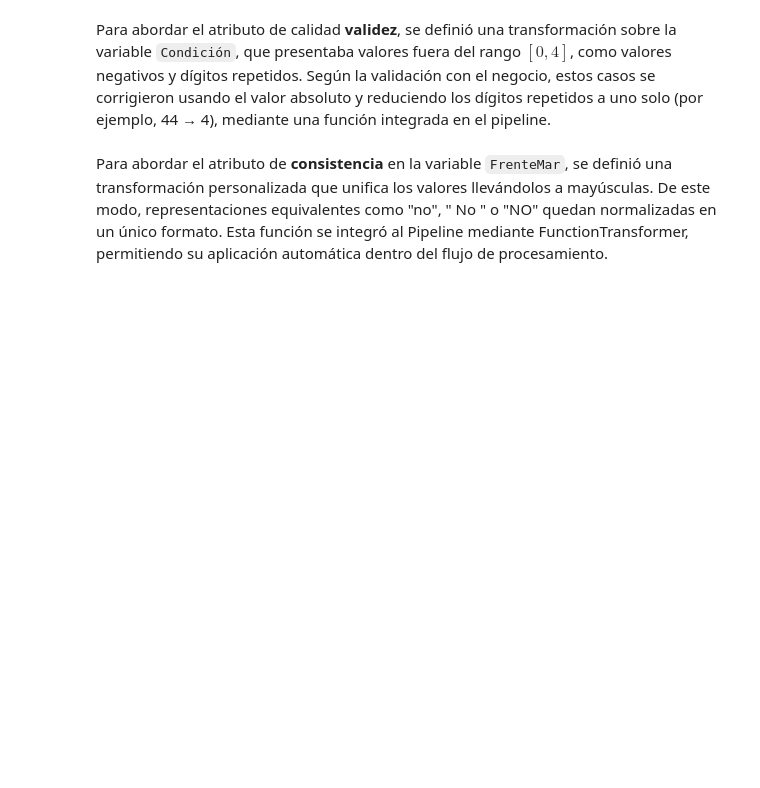
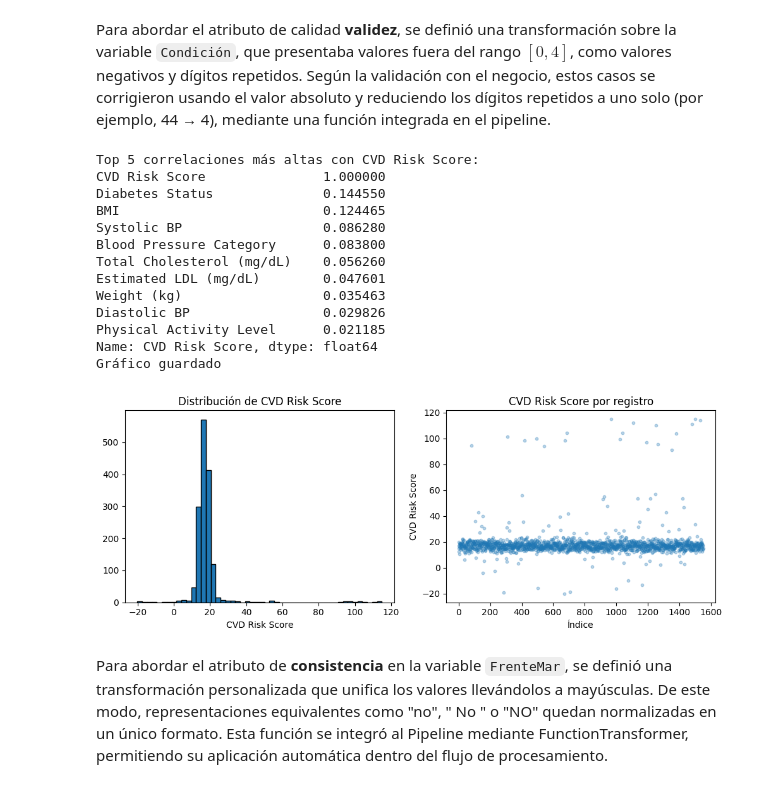
Before and after one commit to SantiagoKiki/LAB1xJuan, a Jupyter notebook: Laboratorios/L1 Regresion Lineal/Laboratorio_1_final.ipynb, the cells around one changed output. Cells and saved outputs as stored; diff of their text form; code cells hidden in the pictures; blank space fills up the shorter version.

```diff
--- a/Laboratorios/L1 Regresion Lineal/Laboratorio_1_final.ipynb
+++ b/Laboratorios/L1 Regresion Lineal/Laboratorio_1_final.ipynb
@@ -1534,6 +1952,40 @@ Para las variables categóricas se aplicará una transformación `One-Hot Encodi
 # %% [markdown]
 
 Para abordar el atributo de calidad **validez**, se definió una transformación sobre la variable `Condición`, que presentaba valores fuera del rango $[0,4]$, como valores negativos y dígitos repetidos. Según la validación con el negocio, estos casos se corrigieron usando el valor absoluto y reduciendo los dígitos repetidos a uno solo (por ejemplo, 44 → 4), mediante una función integrada en el pipeline.
+# %%
+# Ver si hay alguna correlación real
+print("\nTop 5 correlaciones más altas con CVD Risk Score:")
+print(df_train_normalizado[X_train.columns.tolist() + ['CVD Risk Score']].corr()['CVD Risk Score'].sort_values(ascending=False).head(10))
+
+# Ver distribución de CVD Risk Score
+import matplotlib.pyplot as plt
+plt.figure(figsize=(10, 4))
+plt.subplot(1, 2, 1)
+plt.hist(y_train, bins=50, edgecolor='black')
+plt.title('Distribución de CVD Risk Score')
+plt.xlabel('CVD Risk Score')
+plt.subplot(1, 2, 2)
+plt.scatter(range(len(y_train)), y_train, alpha=0.3, s=10)
+plt.title('CVD Risk Score por registro')
+plt.xlabel('Índice')
+plt.ylabel('CVD Risk Score')
+plt.tight_layout()
+print("Gráfico guardado")
+# %% [output]
+Top 5 correlaciones más altas con CVD Risk Score:
+CVD Risk Score               1.000000
+Diabetes Status              0.144550
+BMI                          0.124465
+Systolic BP                  0.086280
+Blood Pressure Category      0.083800
+Total Cholesterol (mg/dL)    0.056260
+Estimated LDL (mg/dL)        0.047601
+Weight (kg)                  0.035463
+Diastolic BP                 0.029826
+Physical Activity Level      0.021185
+Name: CVD Risk Score, dtype: float64
+Gráfico guardado
+[figure, added]
 # %% [markdown]
 
 Para abordar el atributo de **consistencia** en la variable `FrenteMar`, se definió una transformación personalizada que unifica los valores llevándolos a mayúsculas. De este modo, representaciones equivalentes como "no", " No " o "NO" quedan normalizadas en un único formato. Esta función se integró al Pipeline mediante FunctionTransformer, permitiendo su aplicación automática dentro del flujo de procesamiento.
```
Also changed, not shown: parts of 7 cells of this notebook.
